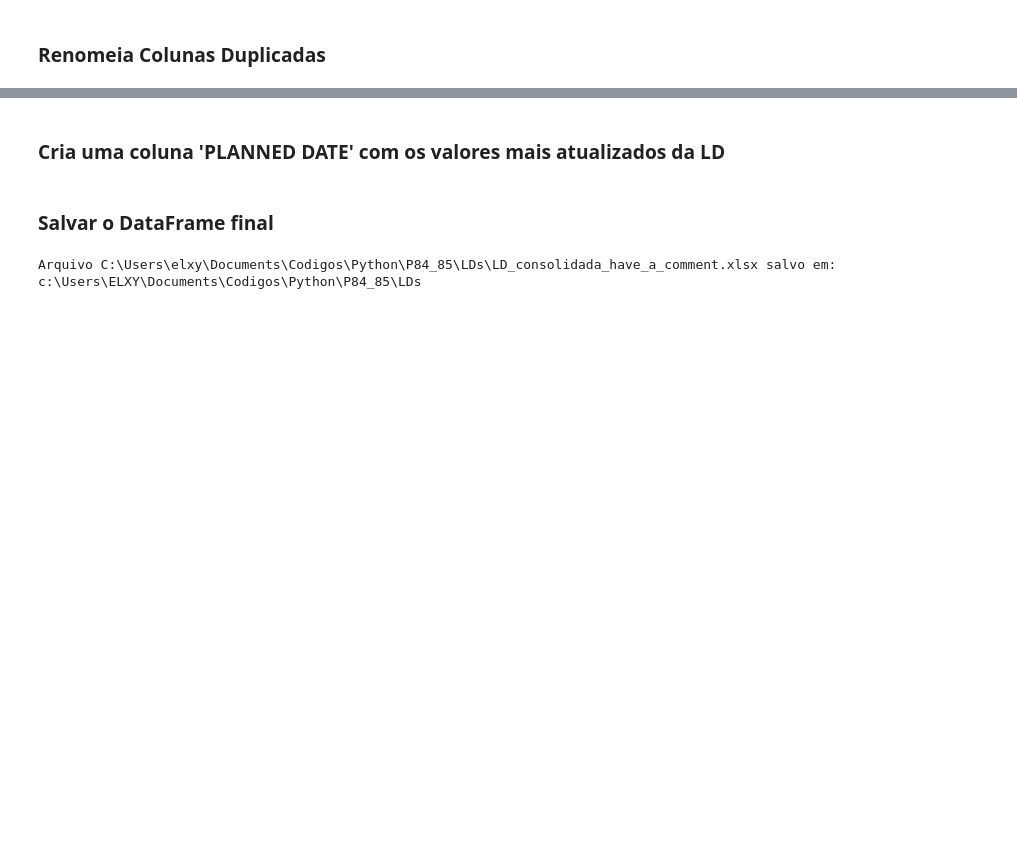
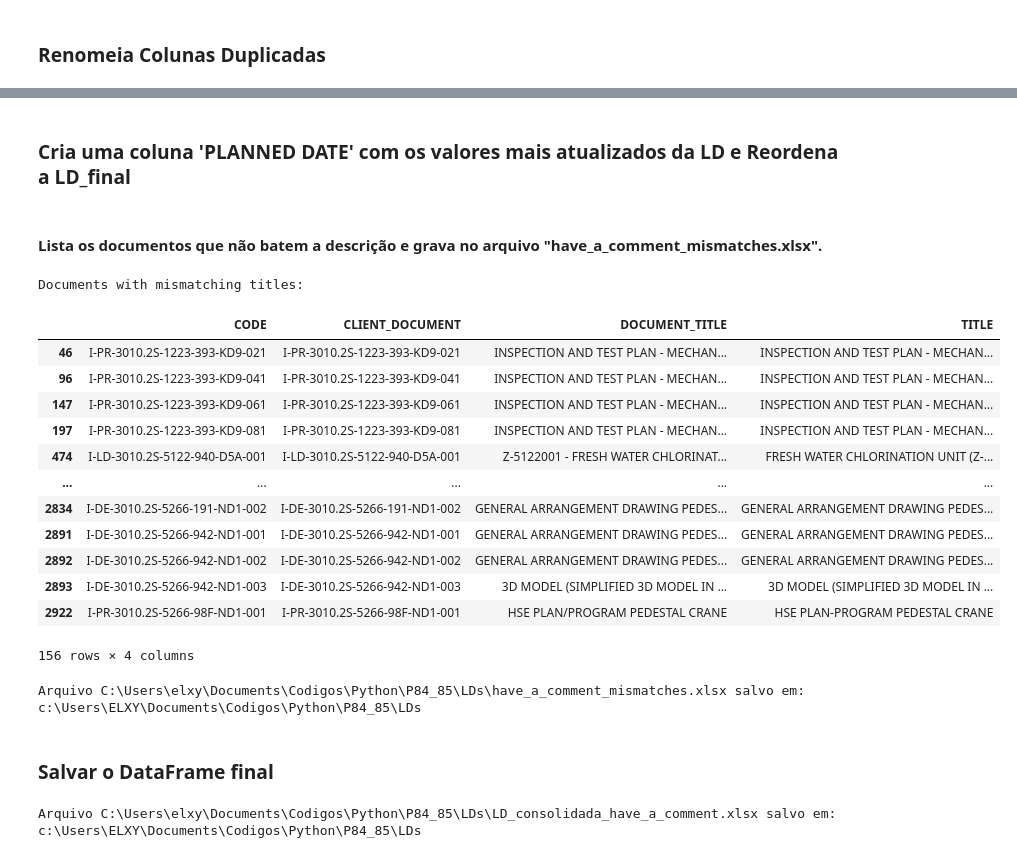
Before and after one commit to C354RPS/p84, a Jupyter notebook: LDs/LD_have_comment.ipynb, the cells around one changed output, grey strips where cells are left out. Saved outputs shown, nothing was run; the diff lists cells and outputs as text; code cells hidden in the pictures; blank space fills up the shorter version.

```diff
--- a/LDs/LD_have_comment.ipynb
+++ b/LDs/LD_have_comment.ipynb
@@ -322,5 +166,5 @@ Não foram encontrados pelo menos 2 arquivos para o sistema 5412 e trigrama x
 # %% [markdown]
-### Cria uma coluna 'PLANNED DATE' com os valores mais atualizados da LD
+### Cria uma coluna 'PLANNED DATE' com os valores mais atualizados da LD e Reordena a LD_final
 # %%
 def atualizar_planned_date_coalesce(df_LD):
     """
@@ -335,11 +179,49 @@ def atualizar_planned_date_coalesce(df_LD):
     colunas_planned_date.sort(reverse=True)  # Coloca em ordem: revB, revA, rev0
 
     # Usa o método coalesce do pandas para pegar o primeiro valor não-NaN
-    df['PLANNED DATE'] = df[colunas_planned_date].bfill(axis=1).iloc[:, 0]
+    df['PLANNED_DATE'] = df[colunas_planned_date].bfill(axis=1).iloc[:, 0]
 
-    return df
+    # Definimos a nova ordem das colunas em uma lista
+    new_order = ['PKG_DESCRIPTION','CLIENT_DOCUMENT','VENDOR_DOCUMENT','DOCUMENT_TITLE','rev0_PLANNED DATE','rev0_ACTUAL DATE','rev0_RETURNED DATE','rev0_RETURNED CODE','revA_PLANNED DATE','revA_ACTUAL DATE','revA_RETURNED DATE','revA_RETURNED CODE','revB_PLANNED DATE','revB_ACTUAL DATE','CODE','TITLE','CREATION_DATE','PLANNED_DATE','Have_comment','Discipline',]
+
+    return df[new_order]
 
 df_LD_final = atualizar_planned_date_coalesce(df_LD_final)
+# %% [markdown]
+#### Lista os documentos que não batem a descrição e grava no arquivo "have_a_comment_mismatches.xlsx".
+# %%
+# Create mask for non-matching titles
+mask = (df_LD_final['DOCUMENT_TITLE'] != df_LD_final['TITLE']) & (~df_LD_final['TITLE'].isna())
+
+# Get mismatched documents
+mismatches = df_LD_final[mask][['CODE', 'CLIENT_DOCUMENT', 'DOCUMENT_TITLE', 'TITLE']]
+
+print("Documents with mismatching titles:")
+display(mismatches)
+
+# Salvar o DataFrame final
+output_file = 'C:\\Users\\elxy\\Documents\\Codigos\\Python\\P84_85\\LDs\\have_a_comment_mismatches.xlsx'
+
+with pd.ExcelWriter(output_file) as writer:
+    mismatches.to_excel(writer, sheet_name='mismatches', index=False)
+
+print(f'Arquivo {output_file} salvo em: ', Path.cwd())
+# %% [output]
+Documents with mismatching titles:
+|  | CODE | CLIENT_DOCUMENT | DOCUMENT_TITLE | TITLE |
+| 46 | I-PR-3010.2S-1223-393-KD9-021 | I-PR-3010.2S-1223-393-KD9-021 | INSPECTION AND TEST PLAN - MECHAN... | INSPECTION AND TEST PLAN - MECHAN... |
+| 96 | I-PR-3010.2S-1223-393-KD9-041 | I-PR-3010.2S-1223-393-KD9-041 | INSPECTION AND TEST PLAN - MECHAN... | INSPECTION AND TEST PLAN - MECHAN... |
+| 147 | I-PR-3010.2S-1223-393-KD9-061 | I-PR-3010.2S-1223-393-KD9-061 | INSPECTION AND TEST PLAN - MECHAN... | INSPECTION AND TEST PLAN - MECHAN... |
+| 197 | I-PR-3010.2S-1223-393-KD9-081 | I-PR-3010.2S-1223-393-KD9-081 | INSPECTION AND TEST PLAN - MECHAN... | INSPECTION AND TEST PLAN - MECHAN... |
+| 474 | I-LD-3010.2S-5122-940-D5A-001 | I-LD-3010.2S-5122-940-D5A-001 | Z-5122001 - FRESH WATER CHLORINAT... | FRESH WATER CHLORINATION UNIT (Z-... |
+| ... | ... | ... | ... | ... |
+| 2834 | I-DE-3010.2S-5266-191-ND1-002 | I-DE-3010.2S-5266-191-ND1-002 | GENERAL ARRANGEMENT DRAWING PEDES... | GENERAL ARRANGEMENT DRAWING PEDES... |
+| 2891 | I-DE-3010.2S-5266-942-ND1-001 | I-DE-3010.2S-5266-942-ND1-001 | GENERAL ARRANGEMENT DRAWING PEDES... | GENERAL ARRANGEMENT DRAWING PEDES... |
+| 2892 | I-DE-3010.2S-5266-942-ND1-002 | I-DE-3010.2S-5266-942-ND1-002 | GENERAL ARRANGEMENT DRAWING PEDES... | GENERAL ARRANGEMENT DRAWING PEDES... |
+| 2893 | I-DE-3010.2S-5266-942-ND1-003 | I-DE-3010.2S-5266-942-ND1-003 | 3D MODEL (SIMPLIFIED 3D MODEL IN ... | 3D MODEL (SIMPLIFIED 3D MODEL IN ... |
+| 2922 | I-PR-3010.2S-5266-98F-ND1-001 | I-PR-3010.2S-5266-98F-ND1-001 | HSE PLAN/PROGRAM PEDESTAL CRANE | HSE PLAN-PROGRAM PEDESTAL CRANE |
+156 rows × 4 columns
+Arquivo C:\Users\elxy\Documents\Codigos\Python\P84_85\LDs\have_a_comment_mismatches.xlsx salvo em:  c:\Users\ELXY\Documents\Codigos\Python\P84_85\LDs
 # %% [markdown]
 ### Salvar o DataFrame final
 # %%
```
Also changed, not shown: parts of 9 cells of this notebook, 3 other files.
